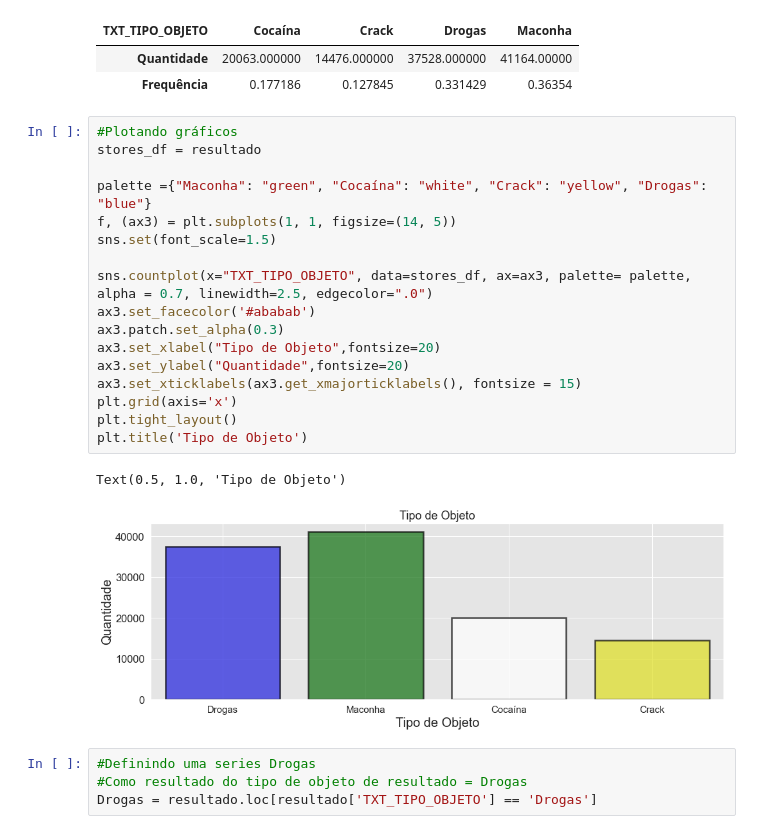
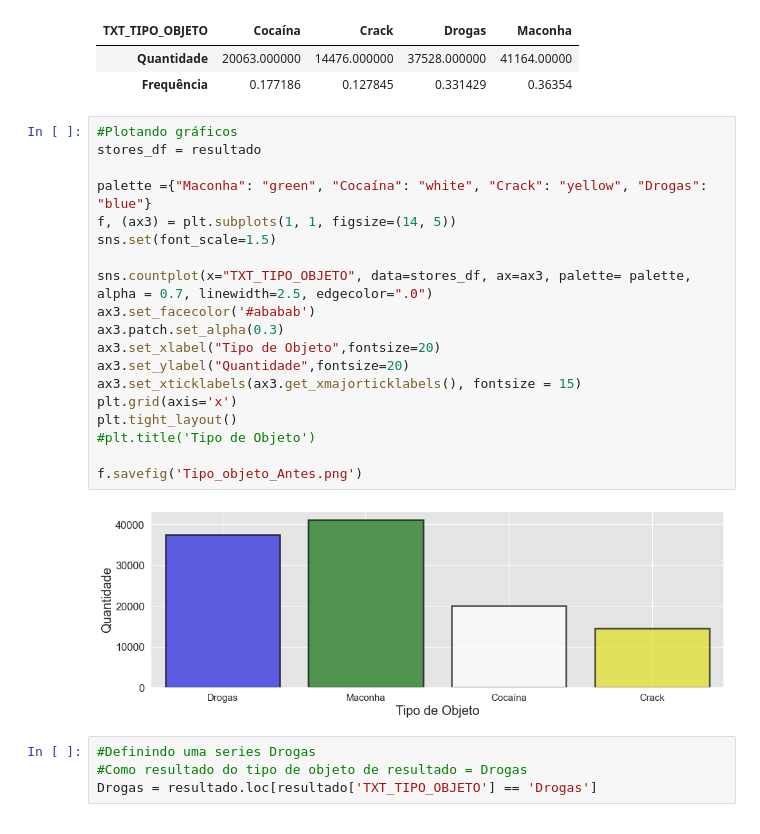
Before and after one commit to giuliannocappellari/Grafos, a Jupyter notebook: Indicadores/Drogas_Reclassificacao.ipynb, the cells around one changed output. Drawn from its saved outputs; the diff is of its cells as text.

```diff
--- a/Indicadores/Drogas_Reclassificacao.ipynb
+++ b/Indicadores/Drogas_Reclassificacao.ipynb
@@ -164,23 +164,24 @@ tipo_objeto
 # %%
 #Plotando gráficos
 stores_df = resultado
 
 palette ={"Maconha": "green", "Cocaína": "white", "Crack": "yellow", "Drogas": "blue"}
 f, (ax3) = plt.subplots(1, 1, figsize=(14, 5))
 sns.set(font_scale=1.5)
 
 sns.countplot(x="TXT_TIPO_OBJETO", data=stores_df, ax=ax3, palette= palette, alpha = 0.7, linewidth=2.5, edgecolor=".0")
 ax3.set_facecolor('#ababab')
 ax3.patch.set_alpha(0.3)
 ax3.set_xlabel("Tipo de Objeto",fontsize=20)
 ax3.set_ylabel("Quantidade",fontsize=20)
 ax3.set_xticklabels(ax3.get_xmajorticklabels(), fontsize = 15)
 plt.grid(axis='x')
 plt.tight_layout()
-plt.title('Tipo de Objeto')
+#plt.title('Tipo de Objeto')
+
+f.savefig('Tipo_objeto_Antes.png')
 # %% [output]
-Text(0.5, 1.0, 'Tipo de Objeto')
-[figure, old version]
+[figure, new version]
 # %%
 #Definindo uma series Drogas
 #Como resultado do tipo de objeto de resultado = Drogas
```
Also changed, not shown: parts of 4 cells of this notebook.
